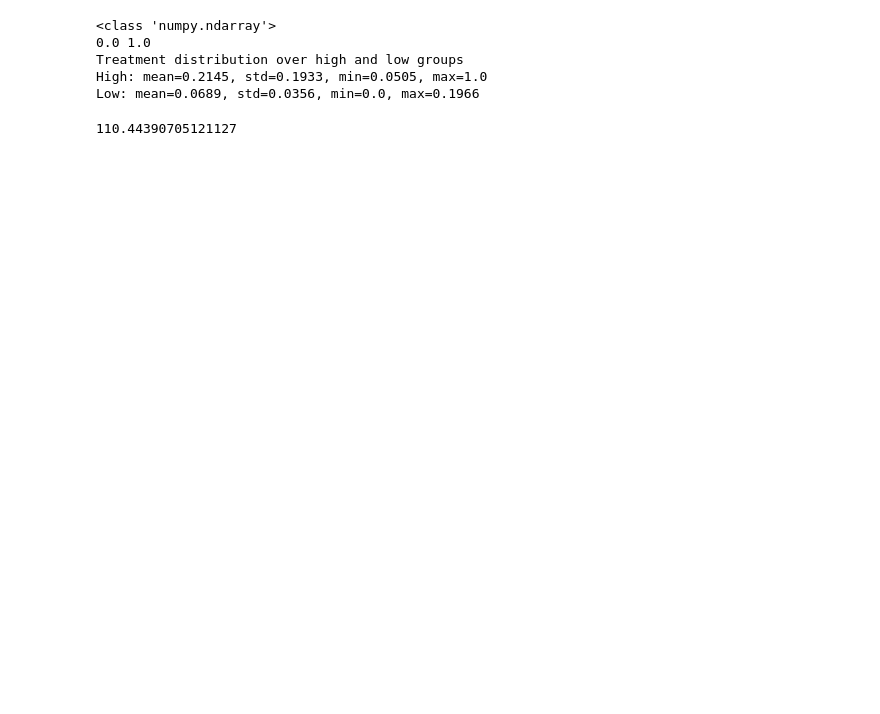
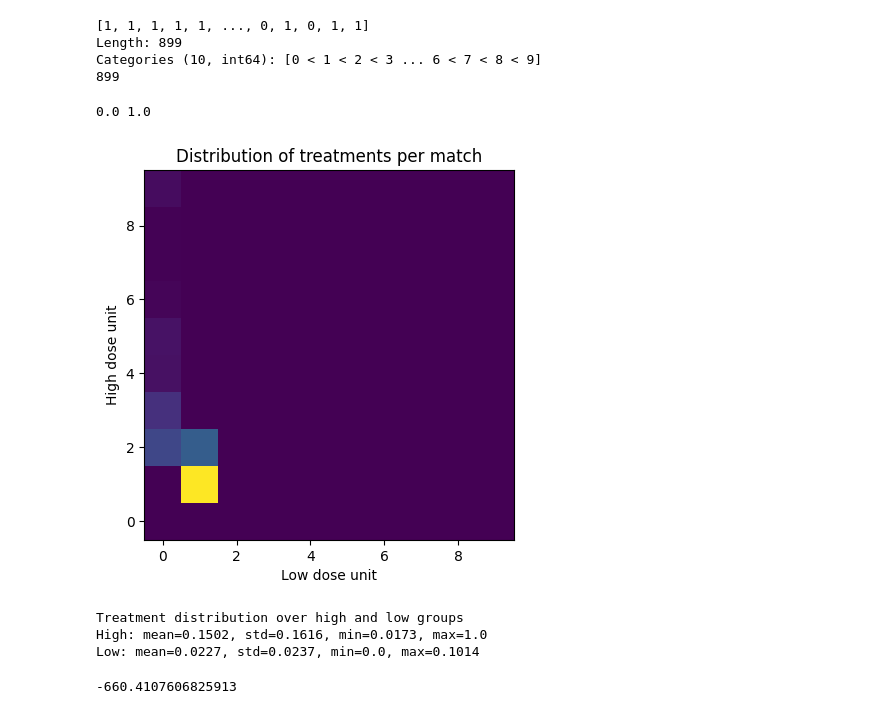
Before and after one commit to LeviPeeters/UC_Project, a Jupyter notebook: PropensityMatch.ipynb, the cells around one changed output. Drawn from its saved outputs; the diff is of its cells as text; code cells hidden in the pictures; blank space fills up the shorter version.

```diff
--- a/PropensityMatch.ipynb
+++ b/PropensityMatch.ipynb
@@ -171,22 +223,28 @@ Low: mean=0.0615, std=0.0599, min=0.0, max=0.33
 # %%
 # Run the process for bluespace
-gdf = ReadData("data/prepared_data_more_blue.csv")
+gdf = ReadData("data/prepared_data.csv")
+
 blue = PropensityMatching(
     "Blue",
     gdf["DEPRESSION_RISK"],
     gdf['percent_blue'],
-    gdf[confounders+["percent_green"]]
+    gdf[confounders+["percent_green"]],
+    10,
 )
-blue.CalculatePropensityScore(10, False)
+blue.CalculatePropensityScore()
 blue.DistanceMatrix()
 blue.MinWeightMaximalMatch()
 blue.TreatmentEffect()
 blue.HighAndLowGroups()
 blue.ATE
 # %% [output]
-<class 'numpy.ndarray'>
-0.0 1.0
-Treatment distribution over high and low groups
-High: mean=0.2145, std=0.1933, min=0.0505, max=1.0
-Low: mean=0.0689, std=0.0356, min=0.0, max=0.1966
+[1, 1, 1, 1, 1, ..., 0, 1, 0, 1, 1]
+Length: 899
+Categories (10, int64): [0 < 1 < 2 < 3 ... 6 < 7 < 8 < 9]
+899
-110.44390705121127
+0.0 1.0
+[figure, added]
+Treatment distribution over high and low groups
+High: mean=0.1502, std=0.1616, min=0.0173, max=1.0
+Low: mean=0.0227, std=0.0237, min=0.0, max=0.1014
+-660.4107606825913
```
Also changed, not shown: parts of 11 cells of this notebook.
